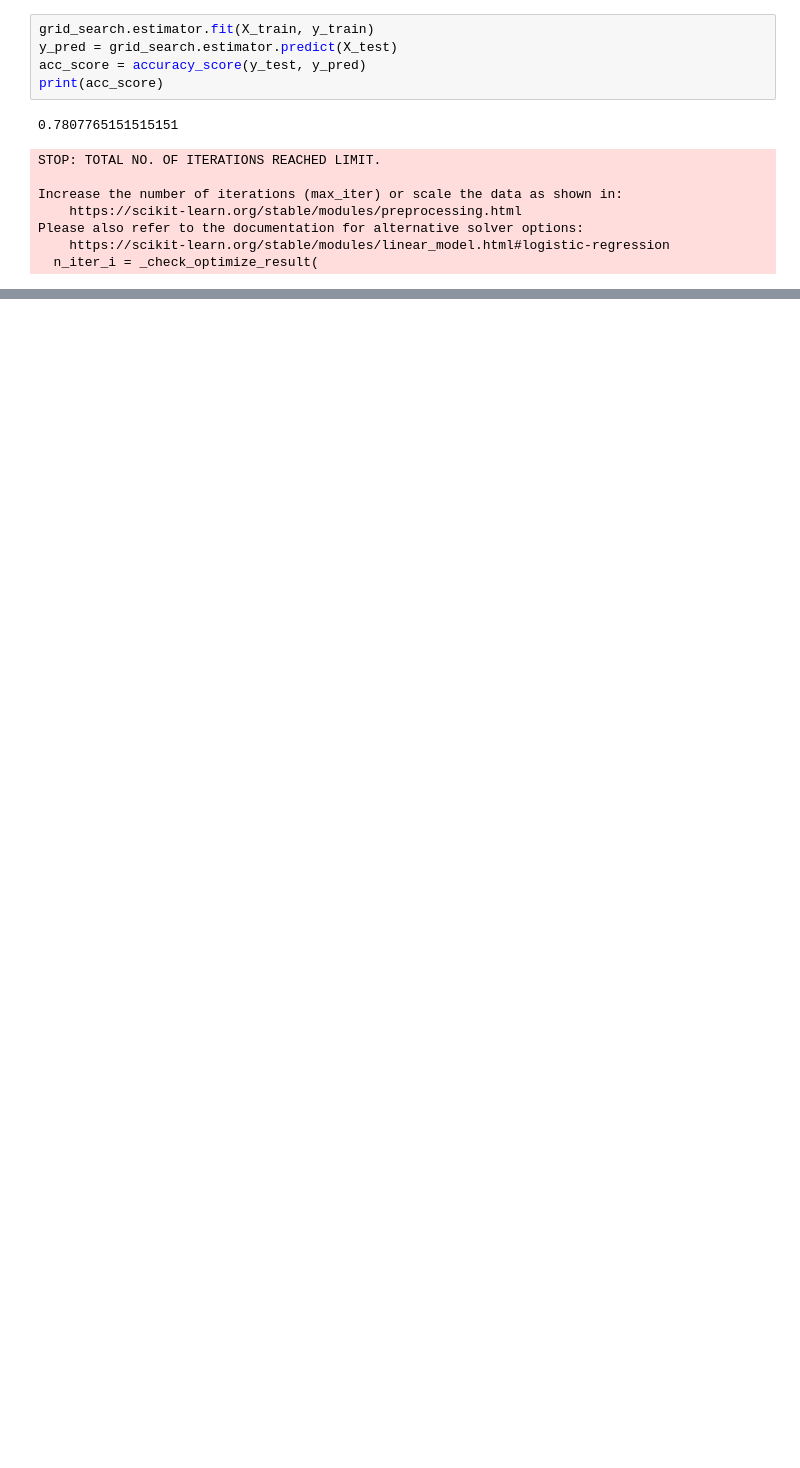
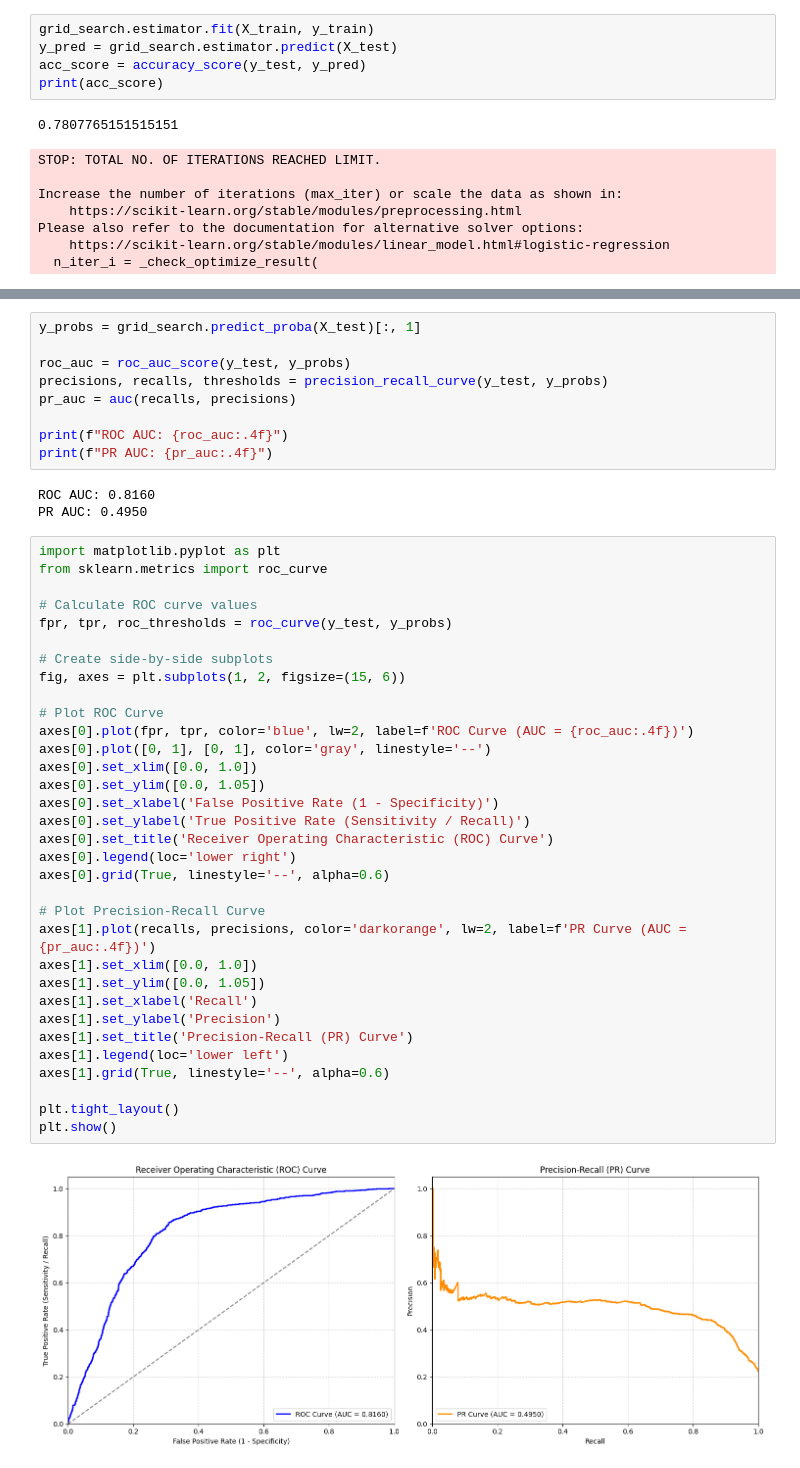
Before and after one commit to Break-Through-Tech/Amazon-1A-discovering-customer-lifecycle-states-and-behavioral-drift-for-early-churn-detection, a Jupyter notebook: notebooks/baseline_modeling.ipynb, the cells around one changed output, grey strips where cells are left out. Drawn from its saved outputs; the diff is of its cells as text; blank space fills up the shorter version.

Commit message:
Model evaluation
Evaluate models using precision, recall, F1 score, ROC-AUC, and PR-AUC

```diff
--- a/notebooks/baseline_modeling.ipynb
+++ b/notebooks/baseline_modeling.ipynb
@@ -115,0 +137,47 @@ Please also refer to the documentation for alternative solver options:
+# %%
+y_probs = grid_search.predict_proba(X_test)[:, 1]
+
+roc_auc = roc_auc_score(y_test, y_probs)
+precisions, recalls, thresholds = precision_recall_curve(y_test, y_probs)
+pr_auc = auc(recalls, precisions)
+
+print(f"ROC AUC: {roc_auc:.4f}")
+print(f"PR AUC: {pr_auc:.4f}")
+# %% [output]
+ROC AUC: 0.8160
+PR AUC: 0.4950
+# %%
+import matplotlib.pyplot as plt
+from sklearn.metrics import roc_curve
+
+# Calculate ROC curve values
+fpr, tpr, roc_thresholds = roc_curve(y_test, y_probs)
+
+# Create side-by-side subplots
+fig, axes = plt.subplots(1, 2, figsize=(15, 6))
+
+# Plot ROC Curve
+axes[0].plot(fpr, tpr, color='blue', lw=2, label=f'ROC Curve (AUC = {roc_auc:.4f})')
+axes[0].plot([0, 1], [0, 1], color='gray', linestyle='--')
+axes[0].set_xlim([0.0, 1.0])
+axes[0].set_ylim([0.0, 1.05])
+axes[0].set_xlabel('False Positive Rate (1 - Specificity)')
+axes[0].set_ylabel('True Positive Rate (Sensitivity / Recall)')
+axes[0].set_title('Receiver Operating Characteristic (ROC) Curve')
+axes[0].legend(loc='lower right')
+axes[0].grid(True, linestyle='--', alpha=0.6)
+
+# Plot Precision-Recall Curve
+axes[1].plot(recalls, precisions, color='darkorange', lw=2, label=f'PR Curve (AUC = {pr_auc:.4f})')
+axes[1].set_xlim([0.0, 1.0])
+axes[1].set_ylim([0.0, 1.05])
+axes[1].set_xlabel('Recall')
+axes[1].set_ylabel('Precision')
+axes[1].set_title('Precision-Recall (PR) Curve')
+axes[1].legend(loc='lower left')
+axes[1].grid(True, linestyle='--', alpha=0.6)
+
+plt.tight_layout()
+plt.show()
+# %% [output]
+[figure, added]
```
Also changed, not shown: parts of 10 cells of this notebook, 2 other files.
